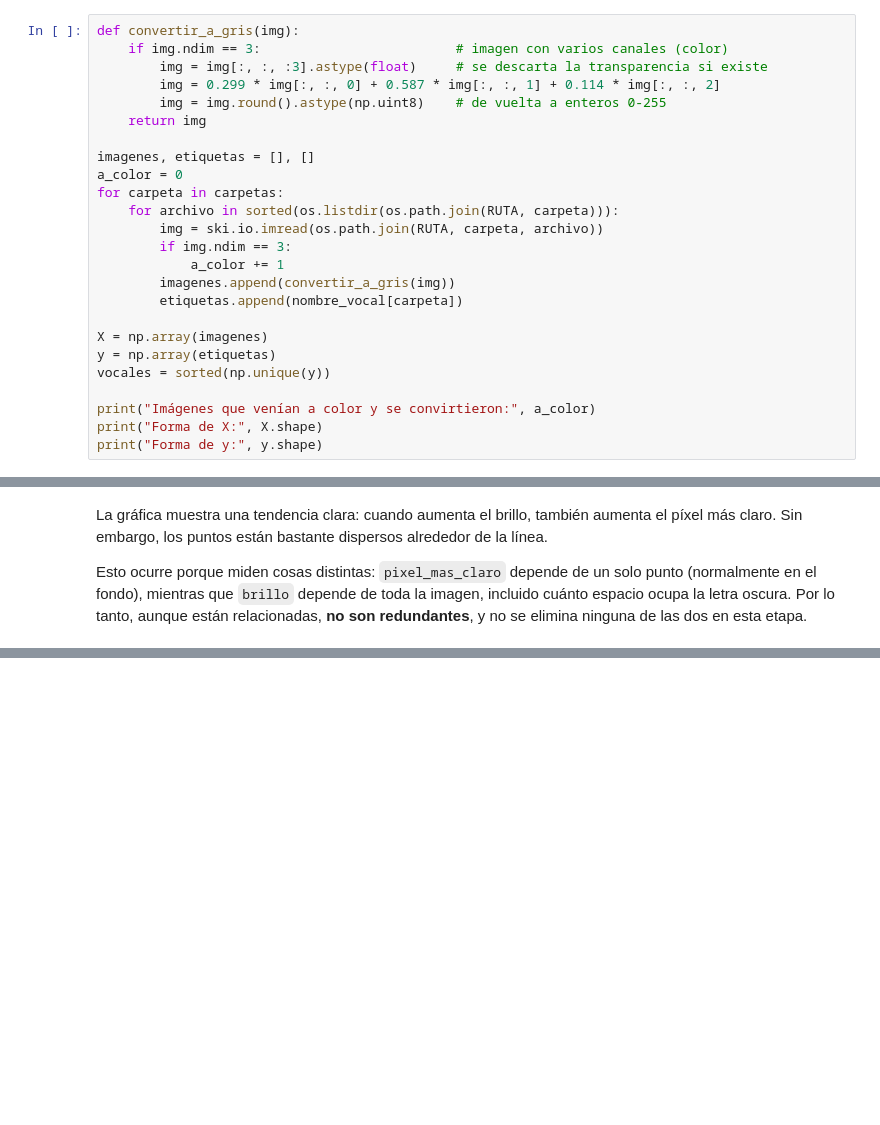
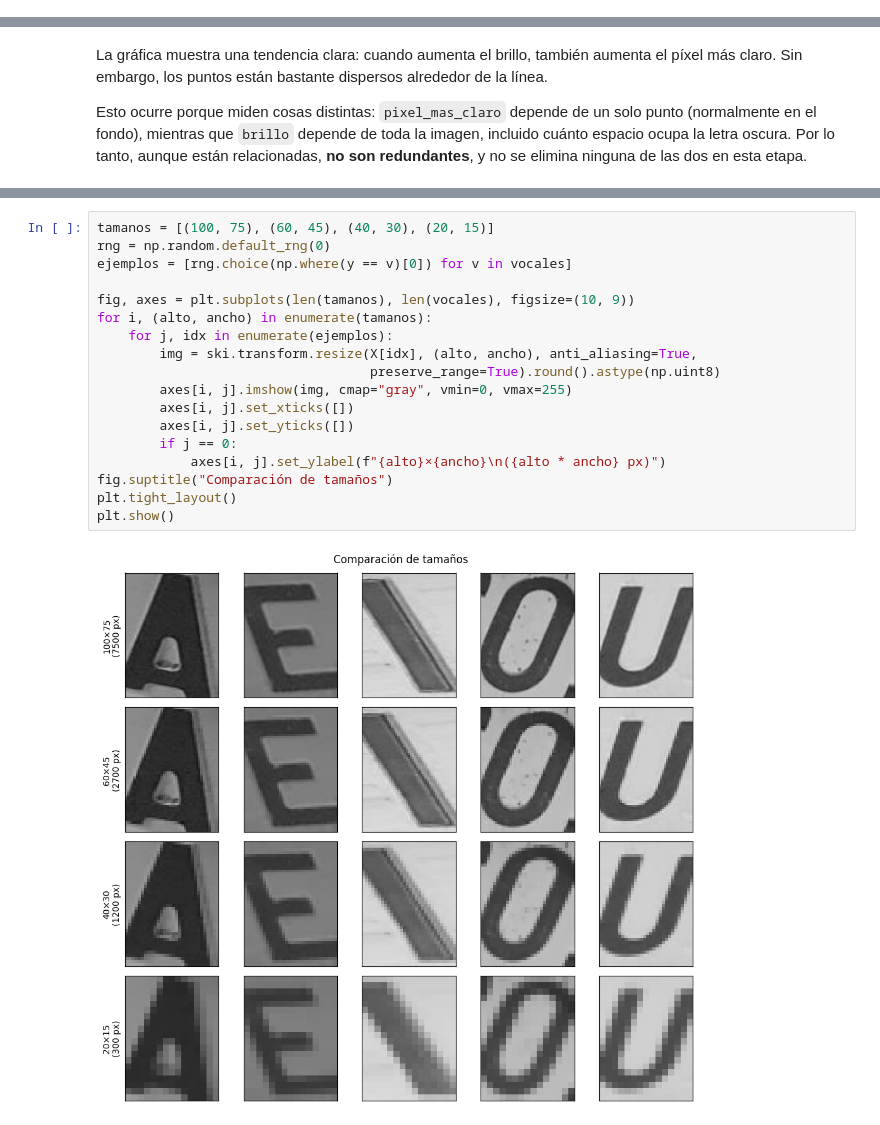
Before and after one commit to Proyect-MachineLearning-Supervised/Machine-Learning-Vowels, a Jupyter notebook: vowels.ipynb, the cells around one changed output, grey strips where cells are left out. Drawn from its saved outputs; the diff is of its cells as text; blank space fills up the shorter version.

```diff
--- a/vowels.ipynb
+++ b/vowels.ipynb
@@ -239,28 +237,3 @@ Forma de X: (5070, 100, 75)
 Forma de y: (5070,)
 # %% [markdown]
 Se cargaron las 5070 imágenes. Ninguna venía a color, lo que confirma que todas ya estaban en escala de grises. **X** tiene forma (5070, 100, 75): 5070 imágenes de 100 × 75 píxeles. **y** contiene las 5070 etiquetas correspondientes.
-# %%
-def convertir_a_gris(img):
-    if img.ndim == 3:                         # imagen con varios canales (color)
-        img = img[:, :, :3].astype(float)     # se descarta la transparencia si existe
-        img = 0.299 * img[:, :, 0] + 0.587 * img[:, :, 1] + 0.114 * img[:, :, 2]
-        img = img.round().astype(np.uint8)    # de vuelta a enteros 0-255
-    return img
-
-imagenes, etiquetas = [], []
-a_color = 0
-for carpeta in carpetas:
-    for archivo in sorted(os.listdir(os.path.join(RUTA, carpeta))):
-        img = ski.io.imread(os.path.join(RUTA, carpeta, archivo))
-        if img.ndim == 3:
-            a_color += 1
-        imagenes.append(convertir_a_gris(img))
-        etiquetas.append(nombre_vocal[carpeta])
-
-X = np.array(imagenes)
-y = np.array(etiquetas)
-vocales = sorted(np.unique(y))
-
-print("Imágenes que venían a color y se convirtieron:", a_color)
-print("Forma de X:", X.shape)
-print("Forma de y:", y.shape)
@@ -534,0 +534,20 @@ Esto ocurre porque miden cosas distintas: `pixel_mas_claro` depende de un solo p
+# %%
+tamanos = [(100, 75), (60, 45), (40, 30), (20, 15)]
+rng = np.random.default_rng(0)
+ejemplos = [rng.choice(np.where(y == v)[0]) for v in vocales]
+
+fig, axes = plt.subplots(len(tamanos), len(vocales), figsize=(10, 9))
+for i, (alto, ancho) in enumerate(tamanos):
+    for j, idx in enumerate(ejemplos):
+        img = ski.transform.resize(X[idx], (alto, ancho), anti_aliasing=True,
+                                   preserve_range=True).round().astype(np.uint8)
+        axes[i, j].imshow(img, cmap="gray", vmin=0, vmax=255)
+        axes[i, j].set_xticks([])
+        axes[i, j].set_yticks([])
+        if j == 0:
+            axes[i, j].set_ylabel(f"{alto}×{ancho}\n({alto * ancho} px)")
+fig.suptitle("Comparación de tamaños")
+plt.tight_layout()
+plt.show()
+# %% [output]
+[figure, added]
```
Also changed, not shown: parts of 17 cells of this notebook.
